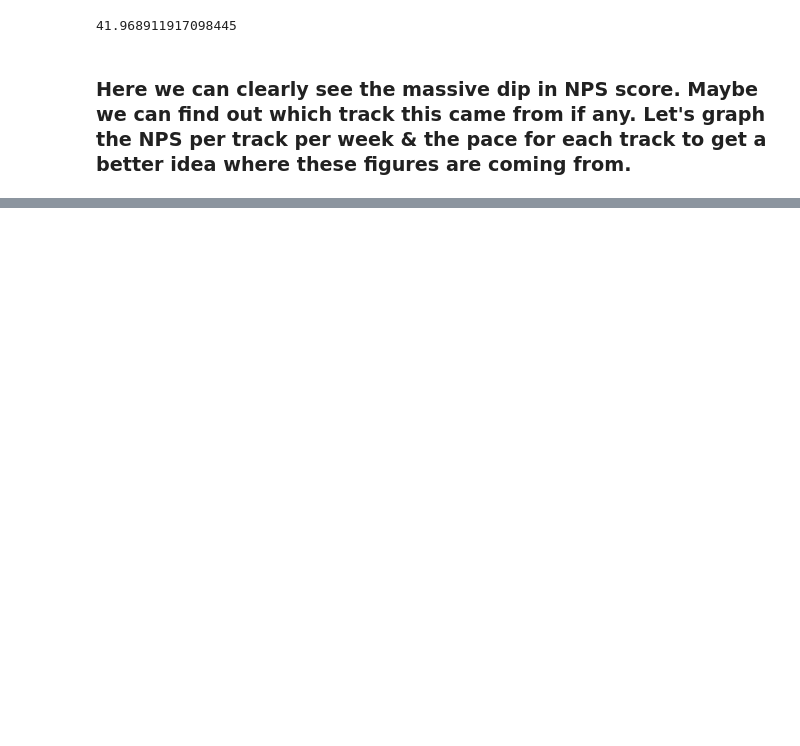
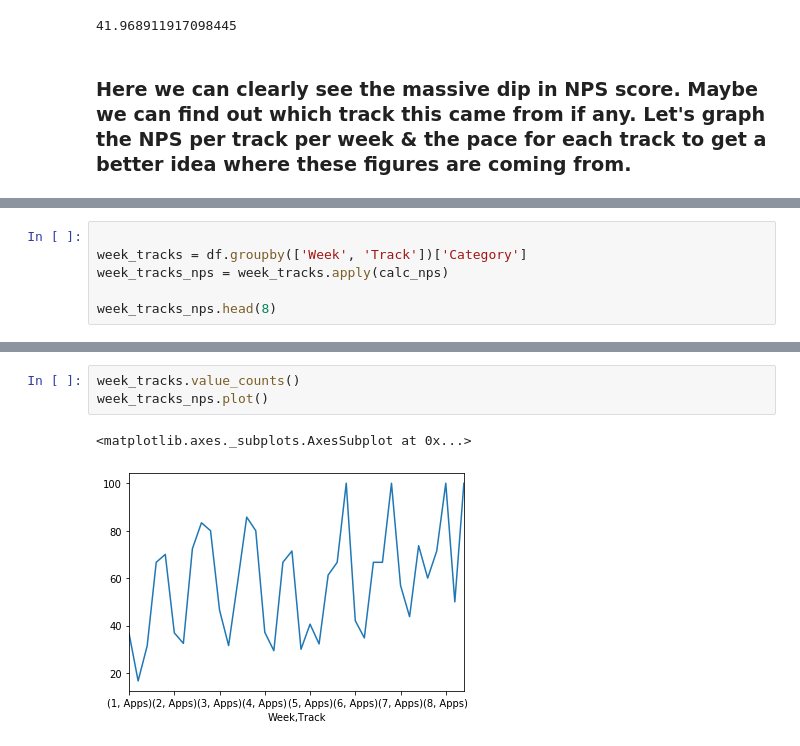
Before and after one commit to SamirIngley/NPS-Feedback, a Jupyter notebook: Midterm _NPS.ipynb, the cells around one changed output, grey strips where cells are left out. Drawn from its saved outputs; the diff is of its cells as text; blank space fills up the shorter version.

Commit message:
graphs

```diff
--- a/Midterm _NPS.ipynb
+++ b/Midterm _NPS.ipynb
@@ -566,0 +523,6 @@ ax.axhline(overall_nps, color='green', linestyle='--')
+# %%
+
+week_tracks = df.groupby(['Week', 'Track'])['Category']
+week_tracks_nps = week_tracks.apply(calc_nps)
+
+week_tracks_nps.head(8)
@@ -566,0 +540,6 @@ ax.axhline(overall_nps, color='green', linestyle='--')
+# %%
+week_tracks.value_counts()
+week_tracks_nps.plot()
+# %% [output]
+<matplotlib.axes._subplots.AxesSubplot at 0x...>
+[figure, added]
```
Also changed, not shown: parts of 18 cells of this notebook.
